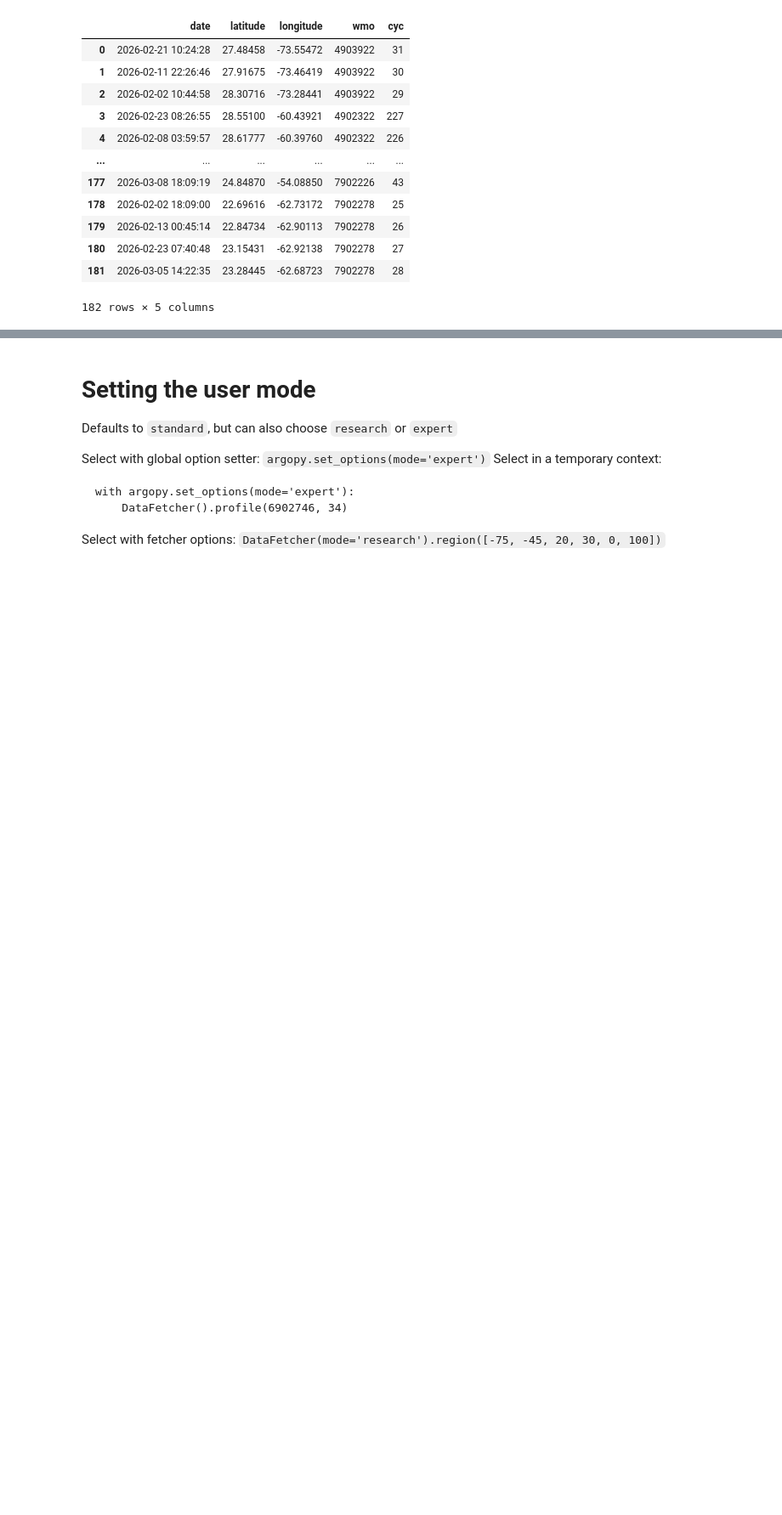
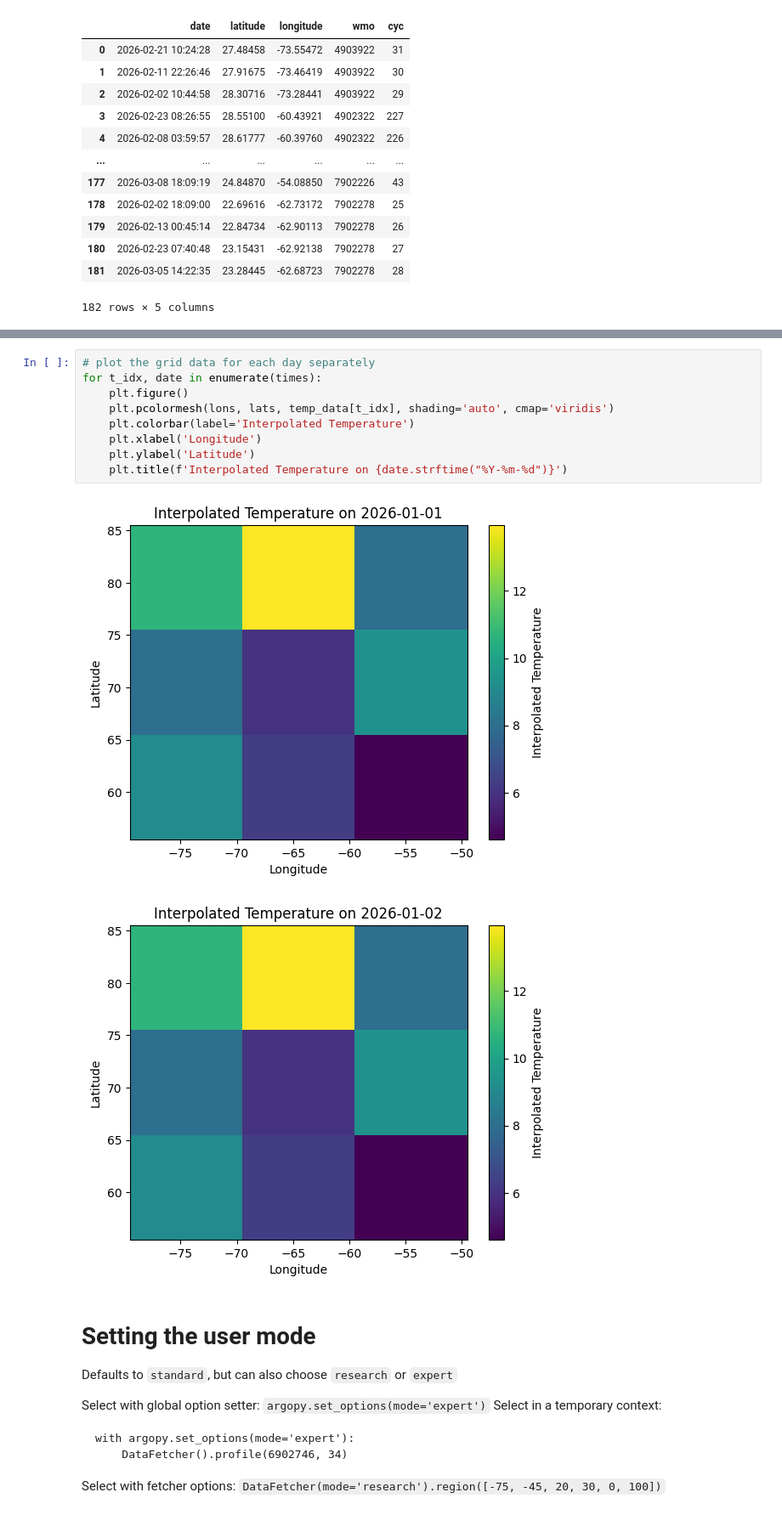
Before and after one commit to alan-turing-institute/ice-station-zebra, a Jupyter notebook: notebooks/ARGO_data.ipynb, the cells around one changed output, grey strips where cells are left out. Shown at 85% size. Cells and saved outputs as stored; diff of their text form; blank space fills up the shorter version.

```diff
--- a/notebooks/ARGO_data.ipynb
+++ b/notebooks/ARGO_data.ipynb
@@ -100,3 +294,15 @@ fetcher.index
+# %%
+# plot the grid data for each day separately
+for t_idx, date in enumerate(times):
+    plt.figure()
+    plt.pcolormesh(lons, lats, temp_data[t_idx], shading='auto', cmap='viridis')
+    plt.colorbar(label='Interpolated Temperature')
+    plt.xlabel('Longitude')
+    plt.ylabel('Latitude')
+    plt.title(f'Interpolated Temperature on {date.strftime("%Y-%m-%d")}')
+# %% [output]
+[figure, added]
+[figure, added]
 # %% [markdown]
 # Setting the user mode
 
```
Also changed, not shown: parts of 14 cells of this notebook, 3 other files.
